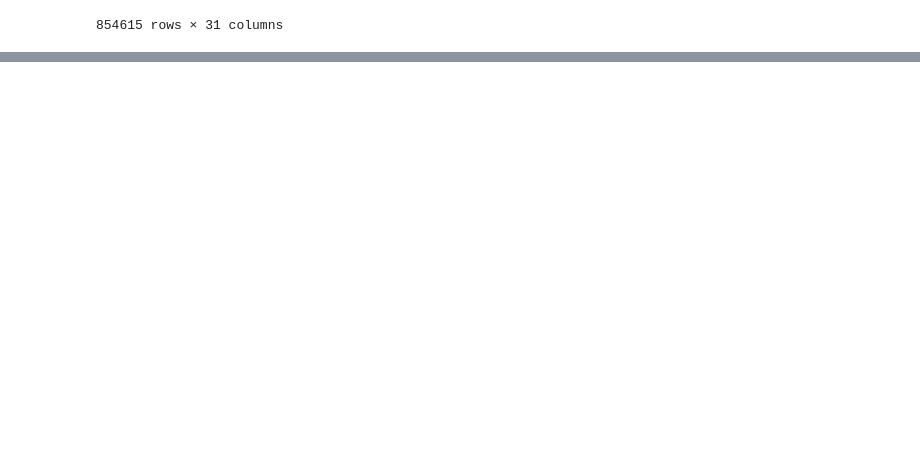
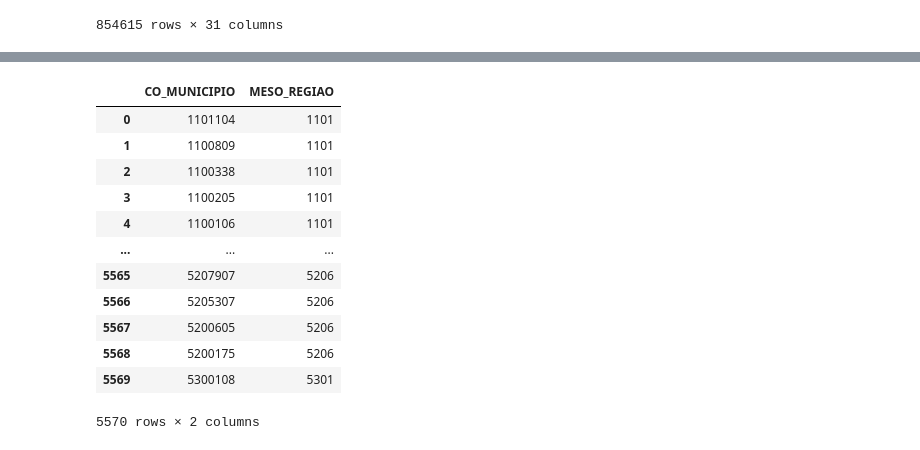
Before and after one commit to Fernandateireis/pol_edu, a Jupyter notebook: notebooks/pre-processing-merge.ipynb, the cells around one changed output, grey strips where cells are left out. Drawn from its saved outputs; the diff is of its cells as text; code cells hidden in the pictures; blank space fills up the shorter version.

```diff
--- a/notebooks/pre-processing-merge.ipynb
+++ b/notebooks/pre-processing-merge.ipynb
@@ -416,0 +556,20 @@ merge_iex_censo_banco
+# %%
+region = pd.read_csv('/home/freitas/Downloads/internet2/data/regioes_geograficas_composicao_por_municipios_2017_20180911(1).csv',sep=';',encoding='latin-1')
+region.rename(columns={'CD_GEOCODI':'CO_MUNICIPIO','cod_rgint':'MESO_REGIAO'},inplace=True)
+keep = ['CO_MUNICIPIO','MESO_REGIAO']
+region = region[keep]
+region
+# %% [output]
+|  | CO_MUNICIPIO | MESO_REGIAO |
+| 0 | 1101104 | 1101 |
+| 1 | 1100809 | 1101 |
+| 2 | 1100338 | 1101 |
+| 3 | 1100205 | 1101 |
+| 4 | 1100106 | 1101 |
+| ... | ... | ... |
+| 5565 | 5207907 | 5206 |
+| 5566 | 5205307 | 5206 |
+| 5567 | 5200605 | 5206 |
+| 5568 | 5200175 | 5206 |
+| 5569 | 5300108 | 5301 |
+5570 rows × 2 columns
```
Also changed, not shown: parts of 16 cells of this notebook.
